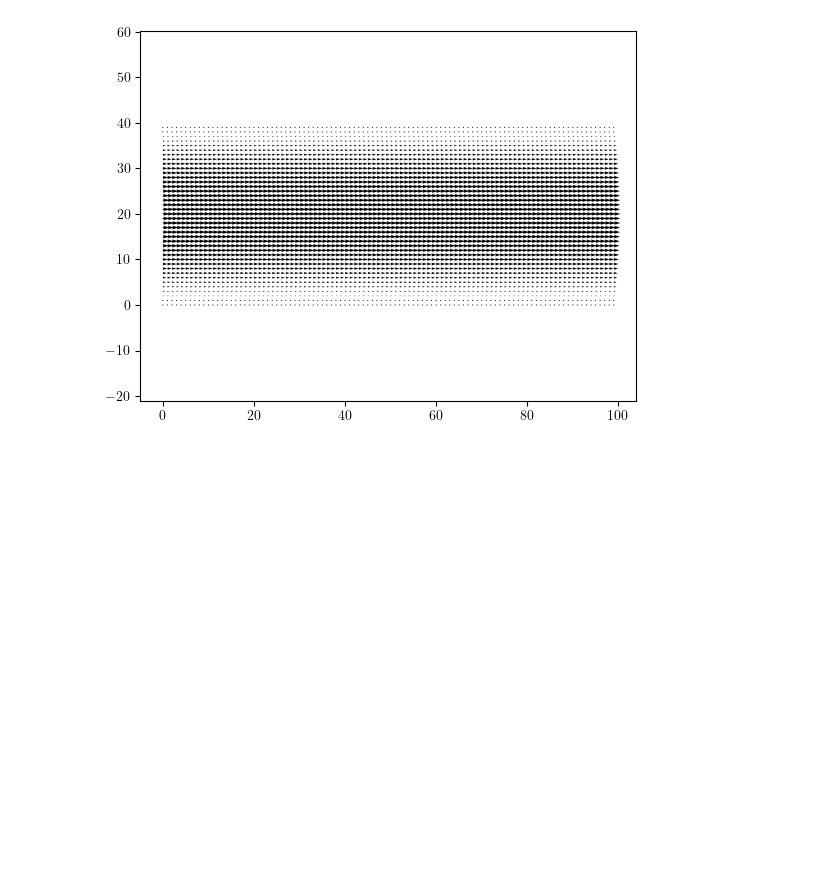
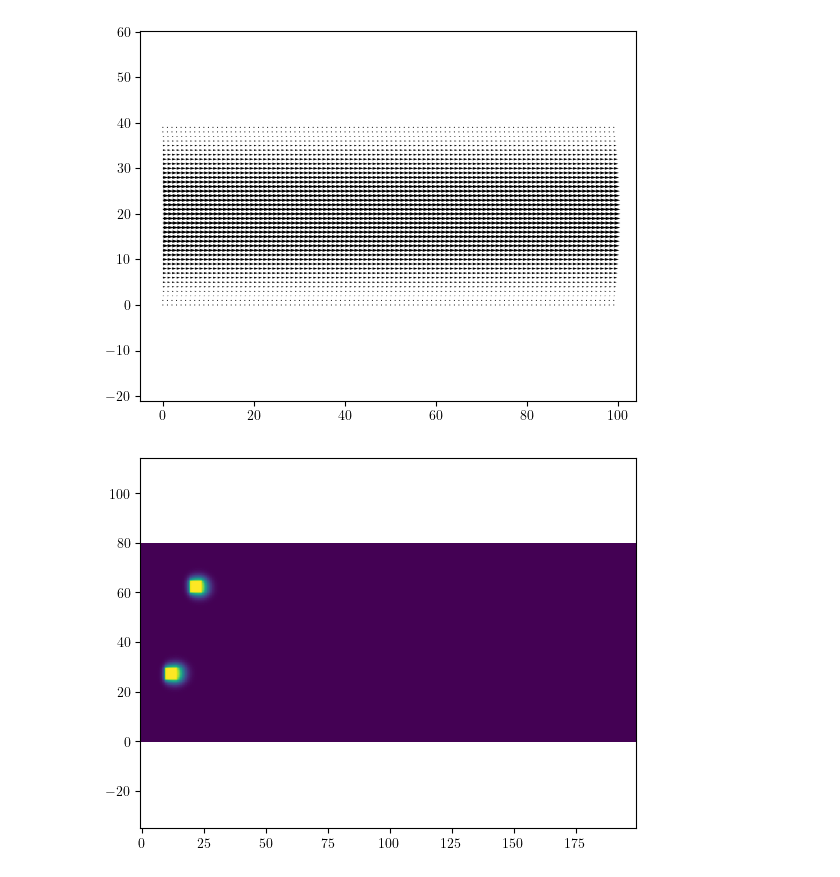
Before and after one commit to cpp-review-dune/python-pde, a Jupyter notebook: pde-book/advection-pystencils.ipynb, the cells around one changed output. Saved outputs shown, nothing was run; the diff lists cells and outputs as text; code cells hidden in the pictures; blank space fills up the shorter version.

```diff
--- a/pde-book/advection-pystencils.ipynb
+++ b/pde-book/advection-pystencils.ipynb
@@ -66,10 +66,11 @@ def timeloop(steps=100):
         c_arr, c_tmp_arr = c_tmp_arr, c_arr
     return c_arr
 # %%
-# if 'is_test_run' in globals():
-#     timeloop(10)
-#     result = None
-# else:
-#     ani = ps.plot.scalar_field_animation(timeloop, rescale=True, frames=300)
-#     result = ps.jupyter.display_as_html_video(ani)
-# result
+if "is_test_run" in globals():
+    timeloop(10)
+    result = None
+else:
+    ani = ps.plot.scalar_field_animation(timeloop, rescale=True, frames=300)
+    # result = ps.jupyter.display_as_html_video(ani)
+# %% [output]
+[figure, added]
```
Also changed, not shown: parts of 1 cell of this notebook, 1 other file.
